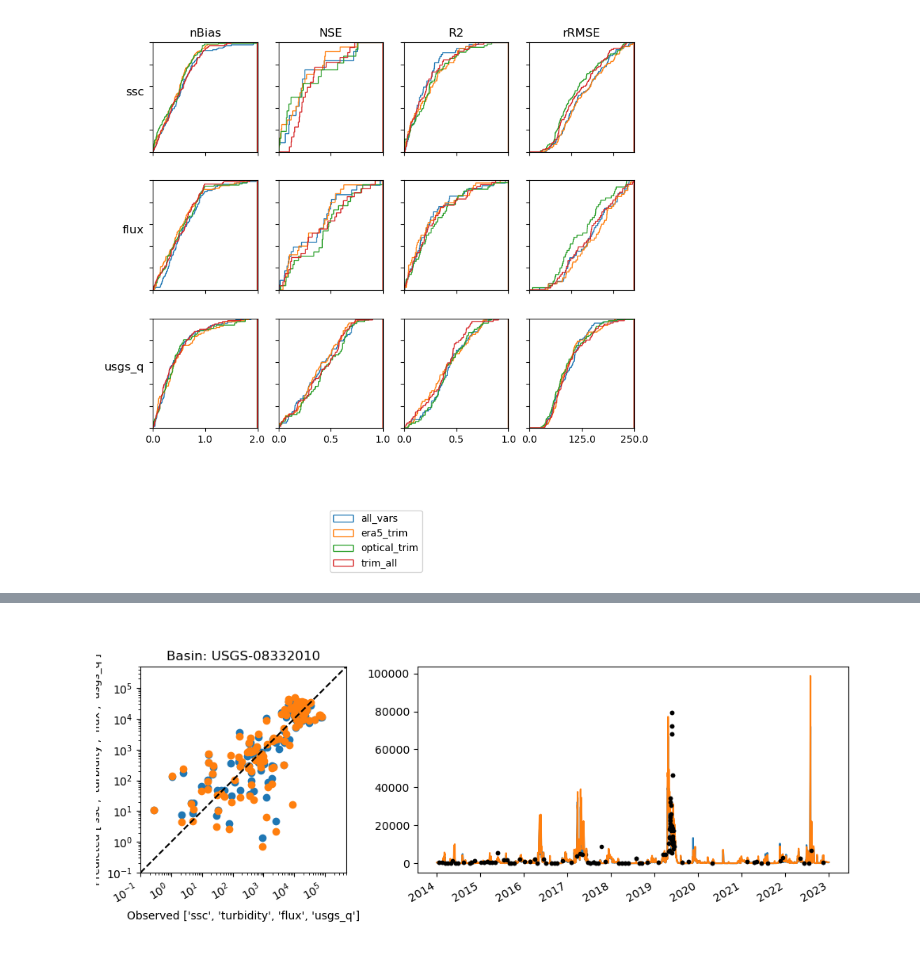
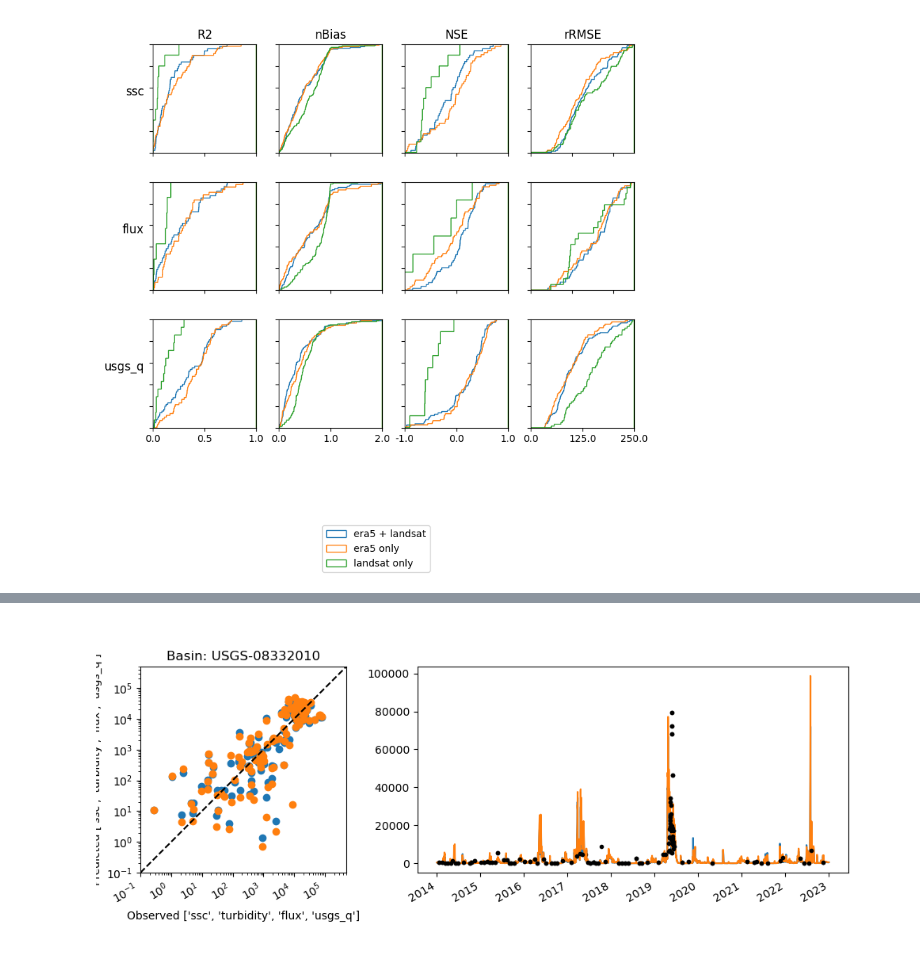
Before and after one commit to Fluvial-UMass/swot-ml, a Jupyter notebook: notebooks/CompareResults.ipynb, the cells around one changed output, grey strips where cells are left out. Drawn from its saved outputs; the diff is of its cells as text; code cells hidden in the pictures.

```diff
--- a/notebooks/CompareResults.ipynb
+++ b/notebooks/CompareResults.ipynb
@@ -16,22 +26,15 @@ from evaluate import *
 # %%
-# exp_dict = {
-#     'flux_reg_none': Path("../runs/flux_regularization/tft_20240715_220858"),
-#     'flux_reg_0': Path("../runs/flux_regularization/tft_0_20240715_220838"),
-# }
-
 exp_dict = {
-    'flux_reg_all_vars': Path("../runs/flux_regularization/tft_0_20240715_220838"),
-    # 'all_vars': Path("../runs/flux_regularization/tft_20240715_220858"),
-    'era5_only': Path("../runs/flux_regularization/tft_0_era5_20240717_172513"),
-    'ablate': Path("../runs/flux_regularization/tft_0_era5_ablation_20240718_143621")
+    'era5 + landsat': Path("../runs/flexible_hybrid_clip/base_config_20240827_220358"),
+    'era5 only': Path("../runs/flexible_hybrid_clip/era5_only_20240827_220434"),
+    'landsat only': Path("../runs/flexible_hybrid_clip/landsat_only_20240827_220437")
 }
 
-exp_dict = {
-    'all_vars': Path("../runs/hybrid_feature_ablation/full_20240719_195923"),
-    'era5_trim': Path("../runs/hybrid_feature_ablation/era5_trim_20240719_200434"),
-    'optical_trim': Path("../runs/hybrid_feature_ablation/optical_trim_20240719_200537"),
-    'trim_all': Path("../runs/hybrid_feature_ablation/trim_20240719_200421")
-}
+# exp_dict = {
+#     'All vars': Path("../runs/flexible_hybrid/base_config_20240816_182617"),
+#     'SSC only': Path("../runs/flexible_hybrid/ssc_only_20240816_183015"),
+#     'SSF only': Path("../runs/flexible_hybrid/ssf_only_20240816_182947")
+# }
 
 
 exp_names = []
@@ -51,9 +54,9 @@ plt.close('all')
 features = bulk_metrics[0].keys()
 
 metric_args = {
+    'R2':{'range':[0,1]},
     'nBias':{'range':[0,2]},
-    'NSE':{'range':[0,1]},
-    'R2':{'range':[0,1]},
+    'NSE':{'range':[-1,1]},
     'rRMSE':{'range':[0,250]}}
 
 common_args = {
@@ -62,9 +65,10 @@ common_args = {
     'density': True,
     'histtype': 'step'
 }
+
 # common_args = {
-#     'bins':20,
-#     'alpha':0.5,
+#     'bins': 20,
+#     'cumulative': False
 # }
 
 features = ['ssc', 'flux', 'usgs_q']
@@ -76,6 +80,8 @@ fig, axes = plt.subplots(nRows, nCols, figsize=(2*nCols,2*nRows))
 for feature, axes_row in zip(features, axes[:-1]):
     for (metric, metric_kwargs), ax in zip(metric_args.items(), axes_row):
         for m in basin_metrics:
+            if (feature, metric) not in m:
+                continue
             x = m[feature, metric].astype(float)
             x = x[np.isfinite(x)]
 
@@ -83,34 +89,34 @@ for feature, axes_row in zip(features, axes[:-1]):
                 x = np.abs(x)
 
             ax.hist(x, **common_args, **metric_kwargs)
 
         ax.set_aspect(1./ax.get_data_ratio())
         ax.set_xlim(metric_kwargs['range'])
         ax.set_ylim([0,1])
         # ax.set_xticks([])
         # ax.set_yticks([])
         ax.set_xticklabels([])
         ax.set_yticklabels([])
 
 
 for (metric, _), ax in zip(metric_args.items(), axes[0,:]):
     ax.set_title(metric)
 
 for feature, ax in zip(features, axes[:-1,0]):
     ax.set_ylabel(feature, rotation=0, ha='right', fontsize='large', labelpad=2)
 
 for ax in axes[-2,:]:
     ax.set_xticks(np.linspace(ax.get_xlim()[0], ax.get_xlim()[1], 3))
     ax.set_xticklabels(np.linspace(ax.get_xlim()[0], ax.get_xlim()[1], 3))
 
 for ax in axes[-1,:]:
     ax.set_axis_off()
 
 fig.legend(exp_names, loc='lower center')
 
 fig.tight_layout()
 # %% [output]
-[figure, old version]
+[figure, new version]
 # %%
 from train import load_last_state
 from data import TAPDataset, TAPDataLoader
```
Also changed, not shown: parts of 2 cells of this notebook, 16 other files.
